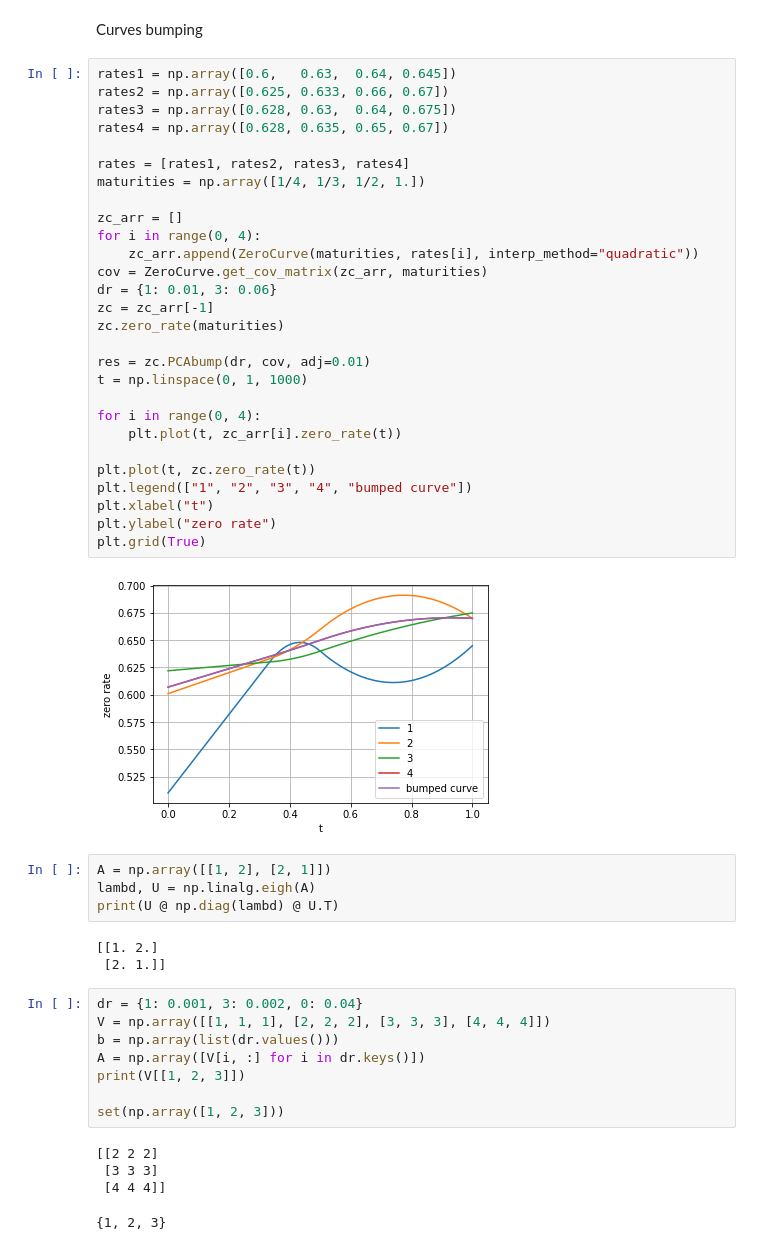
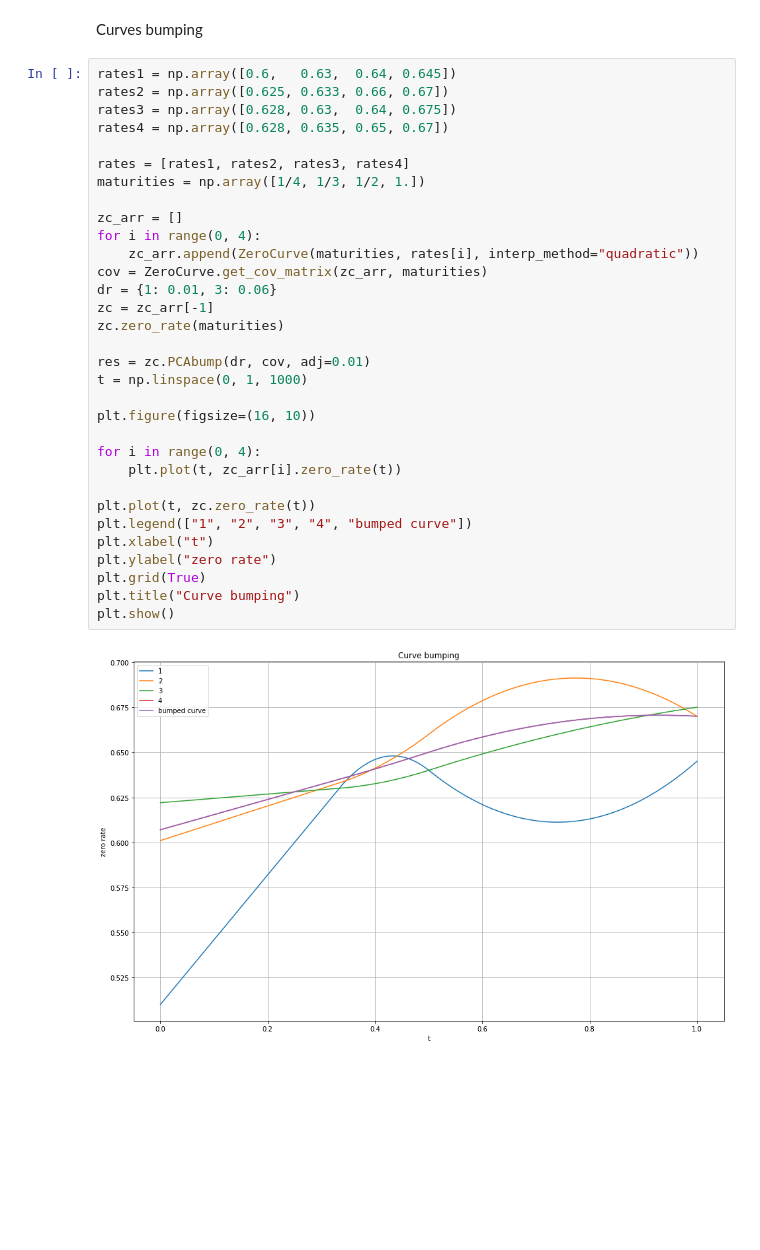
Before and after one commit to Center-for-Mathematical-Finance/cmf_rateslib, a Jupyter notebook: notebooks/Curves/test_graphs.ipynb, the cells around one changed output. Saved outputs shown, nothing was run; the diff lists cells and outputs as text; blank space fills up the shorter version.

```diff
--- a/notebooks/Curves/test_graphs.ipynb
+++ b/notebooks/Curves/test_graphs.ipynb
@@ -60,50 +65,34 @@ Curves bumping
 # %%
 rates1 = np.array([0.6,   0.63,  0.64, 0.645])
 rates2 = np.array([0.625, 0.633, 0.66, 0.67])
 rates3 = np.array([0.628, 0.63,  0.64, 0.675])
 rates4 = np.array([0.628, 0.635, 0.65, 0.67])
 
 rates = [rates1, rates2, rates3, rates4]
 maturities = np.array([1/4, 1/3, 1/2, 1.])
 
 zc_arr = []
 for i in range(0, 4):
     zc_arr.append(ZeroCurve(maturities, rates[i], interp_method="quadratic"))
 cov = ZeroCurve.get_cov_matrix(zc_arr, maturities)
 dr = {1: 0.01, 3: 0.06}
 zc = zc_arr[-1]
 zc.zero_rate(maturities)
 
 res = zc.PCAbump(dr, cov, adj=0.01)
 t = np.linspace(0, 1, 1000)
 
+plt.figure(figsize=(16, 10))
+
 for i in range(0, 4):
     plt.plot(t, zc_arr[i].zero_rate(t))
 
 plt.plot(t, zc.zero_rate(t))
 plt.legend(["1", "2", "3", "4", "bumped curve"])
 plt.xlabel("t")
 plt.ylabel("zero rate")
 plt.grid(True)
+plt.title("Curve bumping")
+plt.show()
 # %% [output]
-[figure, old version]
+[figure, new version]
-# %%
-A = np.array([[1, 2], [2, 1]])
-lambd, U = np.linalg.eigh(A)
-print(U @ np.diag(lambd) @ U.T)
-# %% [output]
-[[1. 2.]
- [2. 1.]]
-# %%
-dr = {1: 0.001, 3: 0.002, 0: 0.04}
-V = np.array([[1, 1, 1], [2, 2, 2], [3, 3, 3], [4, 4, 4]])
-b = np.array(list(dr.values()))
-A = np.array([V[i, :] for i in dr.keys()])
-print(V[[1, 2, 3]])
-
-set(np.array([1, 2, 3]))
-# %% [output]
-[[2 2 2]
- [3 3 3]
- [4 4 4]]
-{1, 2, 3}
```
Also changed, not shown: parts of 5 cells of this notebook.
